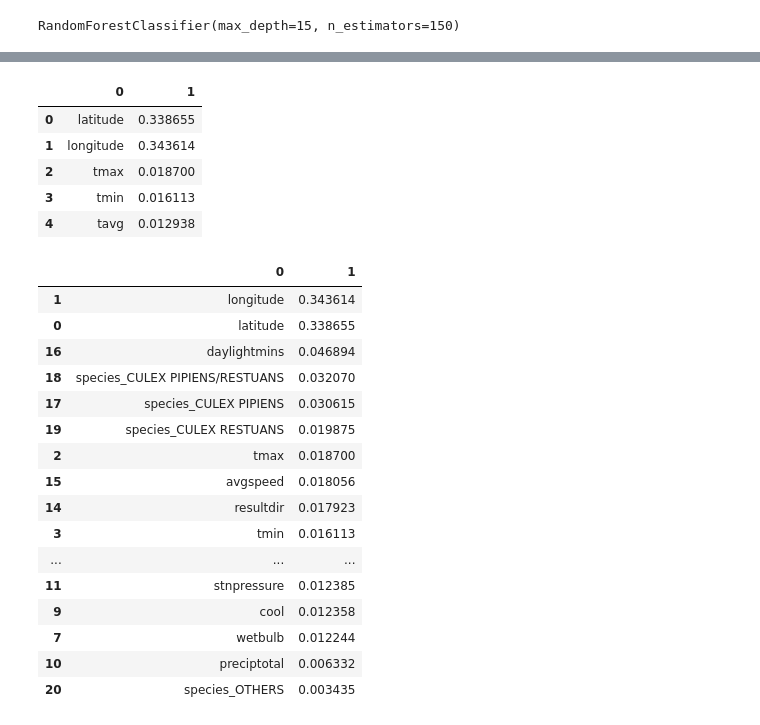
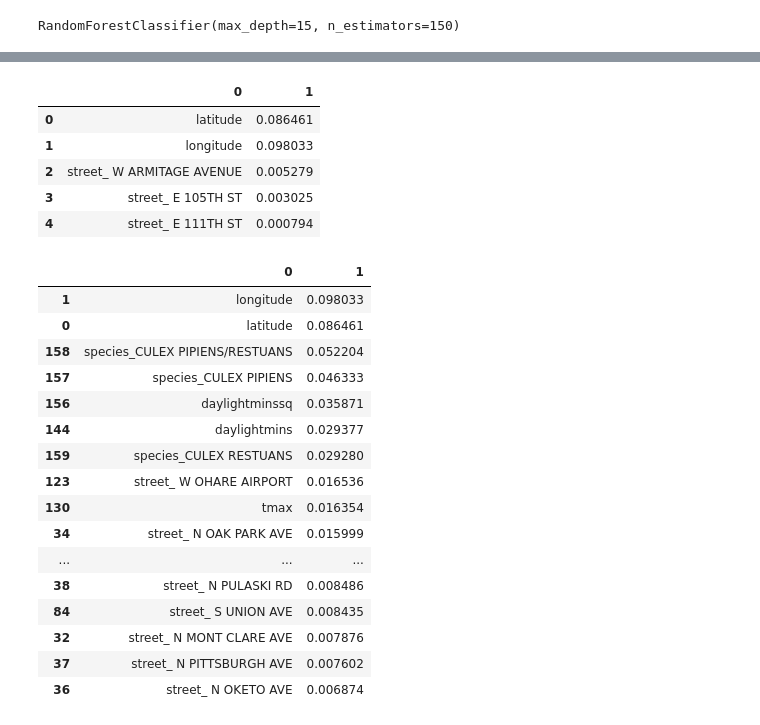
Before and after one commit to JeanLiew/WNV-Predictive-Model, a Jupyter notebook: 3_Modelling.ipynb, the cells around one changed output, grey strips where cells are left out. Cells and saved outputs as stored; diff of their text form; code cells hidden in the pictures.

```diff
--- a/3_Modelling.ipynb
+++ b/3_Modelling.ipynb
@@ -22,8 +22,8 @@ from sklearn.model_selection import cross_validate
 from sklearn.dummy import DummyClassifier
 # %%
 # Load data
-train_merged = pd.read_csv('./data/train_merged.csv')
-test_merged = pd.read_csv('./data/test_merged.csv')
+train_merged = pd.read_csv('./data/train_street_merged.csv')
+test_merged = pd.read_csv('./data/test_street_merged.csv')
 submission = pd.read_csv('./data/sampleSubmission.csv')
 # %%
 train_merged.head(1)
@@ -35,7 +35,7 @@ train_merged.head(1)
 ## Baseline Model
 # %%
 #define X, y
-X = train_merged.drop(columns = ['wnvpresent','date'])
+X = train_merged.drop(columns = ['wnvpresent','date','nummosquitos'])
 y = train_merged['wnvpresent']
 # %%
 baseline = y.value_counts(normalize=True)
@@ -136,8 +136,8 @@ pipe = Pipeline([
 
 #set pipe params
 pipe_params = {
-    'rf__n_estimators': [100,150],
-    'rf__max_depth': [3,9,10]
+    'rf__n_estimators': [100,150,250],
+    'rf__max_depth': [1,3,9,10]
 }
 #grid search
 gs = GridSearchCV(pipe, pipe_params, cv=5 ,n_jobs=-1, scoring='roc_auc')
@@ -342,32 +352,32 @@ array([0.33865459, 0.34361442, 0.01870003, 0.0161127 , 0.01293846,
 # %%
-df_fi = pd.DataFrame(zip(col_model, rf.feature_importances_))
+df_fi = pd.DataFrame(zip(X.columns, rf.feature_importances_))
 # %%
 df_fi.head()
 # %% [output]
 |  | 0 | 1 |
-| 0 | latitude | 0.338655 |
-| 1 | longitude | 0.343614 |
-| 2 | tmax | 0.018700 |
-| 3 | tmin | 0.016113 |
-| 4 | tavg | 0.012938 |
+| 0 | latitude | 0.086461 |
+| 1 | longitude | 0.098033 |
+| 2 | street_ W ARMITAGE AVENUE | 0.005279 |
+| 3 | street_ E 105TH ST | 0.003025 |
+| 4 | street_ E 111TH ST | 0.000794 |
 # %%
-df_fi.sort_values(by = 1, ascending = False).head(20)
+df_fi.sort_values(by = 1, ascending = False).head(40)
 # %% [output]
 |  | 0 | 1 |
-| 1 | longitude | 0.343614 |
-| 0 | latitude | 0.338655 |
-| 16 | daylightmins | 0.046894 |
-| 18 | species_CULEX PIPIENS/RESTUANS | 0.032070 |
-| 17 | species_CULEX PIPIENS | 0.030615 |
-| 19 | species_CULEX RESTUANS | 0.019875 |
-| 2 | tmax | 0.018700 |
-| 15 | avgspeed | 0.018056 |
-| 14 | resultdir | 0.017923 |
-| 3 | tmin | 0.016113 |
+| 1 | longitude | 0.098033 |
+| 0 | latitude | 0.086461 |
+| 158 | species_CULEX PIPIENS/RESTUANS | 0.052204 |
+| 157 | species_CULEX PIPIENS | 0.046333 |
+| 156 | daylightminssq | 0.035871 |
+| 144 | daylightmins | 0.029377 |
+| 159 | species_CULEX RESTUANS | 0.029280 |
+| 123 | street_ W OHARE AIRPORT | 0.016536 |
+| 130 | tmax | 0.016354 |
+| 34 | street_ N OAK PARK AVE | 0.015999 |
 | ... | ... | ... |
-| 11 | stnpressure | 0.012385 |
-| 9 | cool | 0.012358 |
-| 7 | wetbulb | 0.012244 |
-| 10 | preciptotal | 0.006332 |
-| 20 | species_OTHERS | 0.003435 |
+| 38 | street_ N PULASKI RD | 0.008486 |
+| 84 | street_ S UNION AVE | 0.008435 |
+| 32 | street_ N MONT CLARE AVE | 0.007876 |
+| 37 | street_ N PITTSBURGH AVE | 0.007602 |
+| 36 | street_ N OKETO AVE | 0.006874 |
 # %%
```
Also changed, not shown: parts of 22 cells of this notebook, 9 other files.
